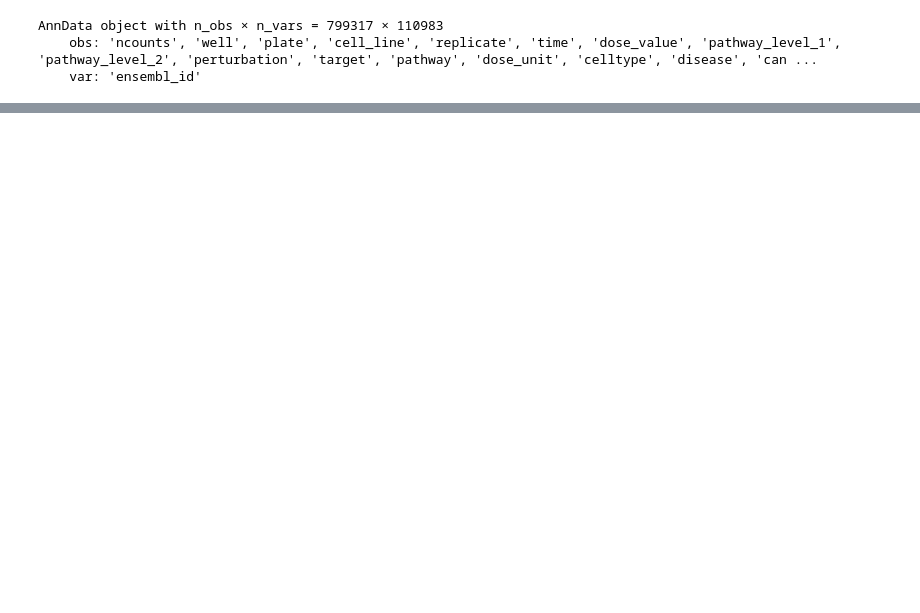
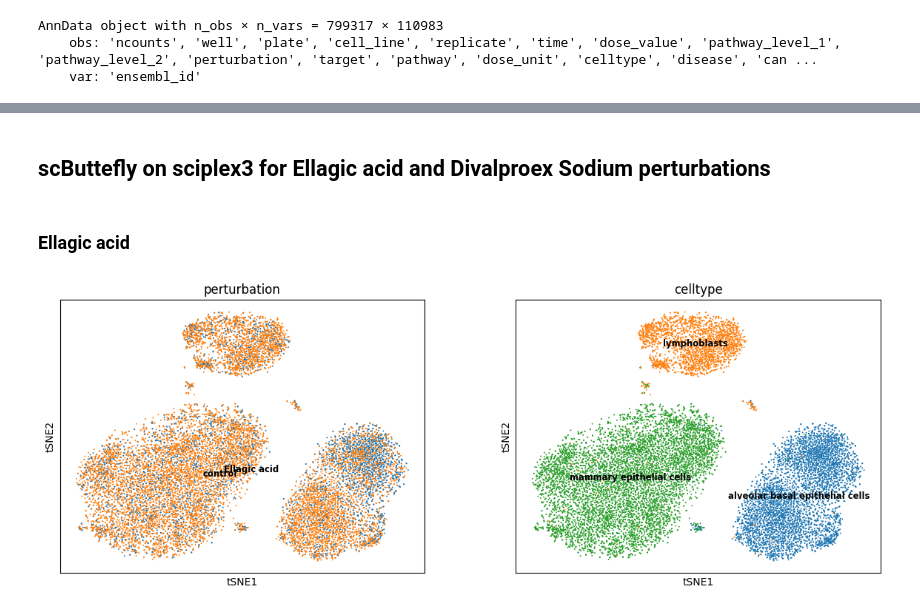
Before and after one commit to thodkatz/thesis, a Jupyter notebook: experiments/scbutterfly-perturbation.ipynb, the cells around one changed output, grey strips where cells are left out. Drawn from its saved outputs; the diff is of its cells as text; code cells hidden in the pictures; blank space fills up the shorter version.

Commit message:
Successful run of sciplex dataset1
dataset1 refers to the perturbed cells of the perturbation type with the most cells. The dataset2 is the 2nd one with the most cells.

```diff
--- a/experiments/scbutterfly-perturbation.ipynb
+++ b/experiments/scbutterfly-perturbation.ipynb
@@ -316,0 +130,6 @@ model_perturb2.test(
+# %%
+sc.pp.normalize_total(srivatsan_2020_sciplex3) # should this be per cell like https://github.com/facebookresearch/CPA/blob/main/preprocessing/sciplex3.ipynb? No, it is deprecated
+sc.pp.log1p(srivatsan_2020_sciplex3)
+sc.pp.highly_variable_genes(srivatsan_2020_sciplex3, n_top_genes=5000)
+srivatsan_2020_sciplex3 = srivatsan_2020_sciplex3[:,srivatsan_2020_sciplex3.var.highly_variable]
+srivatsan_2020_sciplex3
@@ -316,0 +188,11 @@ model_perturb2.test(
+# %%
+
+dataset1 = srivatsan_2020_sciplex3[(srivatsan_2020_sciplex3.obs['perturbation'] == 'Ellagic acid') | (srivatsan_2020_sciplex3.obs['perturbation'] == 'control')]
+print(dataset1.obs.groupby(['celltype', 'perturbation']).size())
+dataset1.X = dataset1.X.toarray()
+
+
+control1 = dataset1[dataset1.obs.perturbation == 'control']
+perturb1 = dataset1[dataset1.obs.perturbation != 'control']
+print(control1)
+print(perturb1)
@@ -316,0 +216,9 @@ model_perturb2.test(
+# %%
+dataset2 = srivatsan_2020_sciplex3[(srivatsan_2020_sciplex3.obs['perturbation'] == 'Divalproex Sodium') | (srivatsan_2020_sciplex3.obs['perturbation'] == 'control')]
+print(dataset2.obs.groupby(['celltype', 'perturbation']).size())
+dataset2.X = dataset2.X.toarray()
+
+control2 = dataset2[dataset2.obs.perturbation == 'control']
+perturb2 = dataset2[dataset2.obs.perturbation != 'control']
+print(control2)
+print(perturb2)
@@ -316,0 +242,8 @@ model_perturb2.test(
+# %%
+save = False
+if save:
+    dataset1.write(f"{datasetdir}/sciplex3_dataset1.h5ad")
+    dataset2.write(f"{datasetdir}/sciplex3_dataset2.h5ad")
+else:
+    dataset1 = sc.read_h5ad(f"{datasetdir}/sciplex3_dataset1.h5ad")
+    dataset2 = sc.read_h5ad(f"{datasetdir}/sciplex3_dataset2.h5ad")
@@ -316,0 +256,13 @@ model_perturb2.test(
+# %% [markdown]
+## scButtefly on sciplex3 for Ellagic acid and Divalproex Sodium perturbations
+# %% [markdown]
+### Ellagic acid
+# %%
+# simple inspection
+
+sc.pp.pca(dataset1)
+sc.pp.neighbors(dataset1)
+sc.tl.tsne(dataset1)
+sc.pl.tsne(dataset1, color=['perturbation', 'celltype'], legend_loc='on data', legend_fontsize='small')
+# %% [output]
+[figure, added]
```
Also changed, not shown: parts of 45 cells of this notebook, 3 other files.
